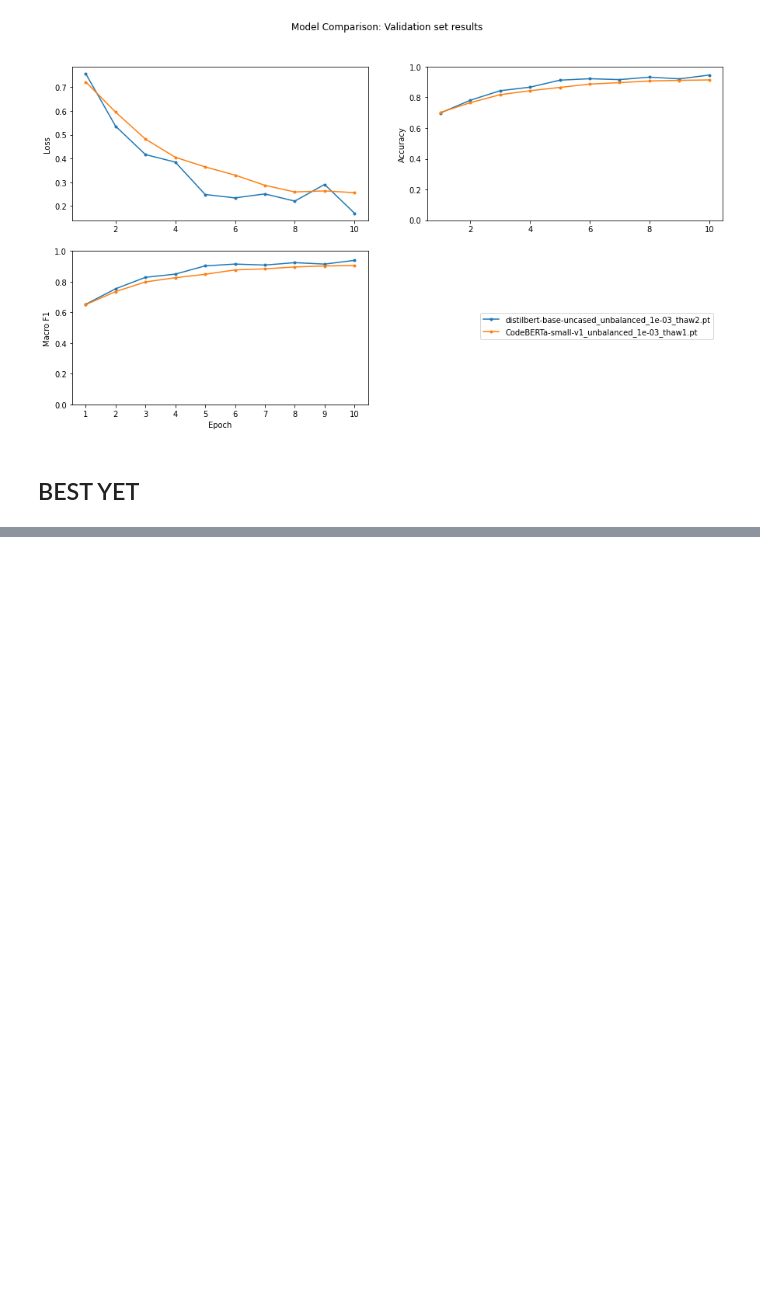
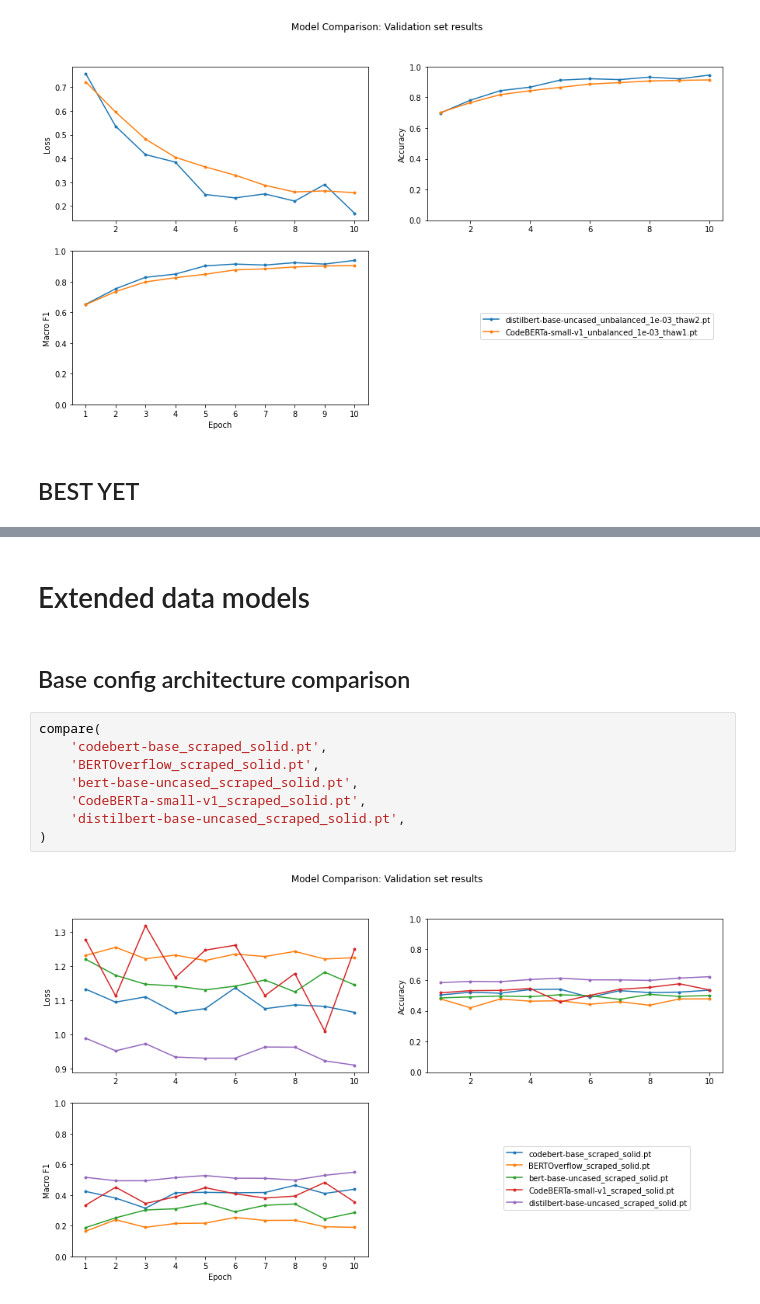
Before and after one commit to backtick-se/docks-master-thesis, a Jupyter notebook: notebooks/transformer_eval.ipynb, the cells around one changed output, grey strips where cells are left out. Saved outputs shown, nothing was run; the diff lists cells and outputs as text; blank space fills up the shorter version.

```diff
--- a/notebooks/transformer_eval.ipynb
+++ b/notebooks/transformer_eval.ipynb
@@ -115,3 +119,17 @@ non-functional       0.67      0.51      0.58        91
  [15 13  3 18]
  [ 0  1  5  2]
  [24 16  5 46]]
+# %% [markdown]
+# Extended data models
+# %% [markdown]
+## Base config architecture comparison
+# %%
+compare(
+    'codebert-base_scraped_solid.pt',
+    'BERTOverflow_scraped_solid.pt',
+    'bert-base-uncased_scraped_solid.pt',
+    'CodeBERTa-small-v1_scraped_solid.pt',
+    'distilbert-base-uncased_scraped_solid.pt',
+)
+# %% [output]
+[figure, added]
```
Also changed, not shown: parts of 11 cells of this notebook.
